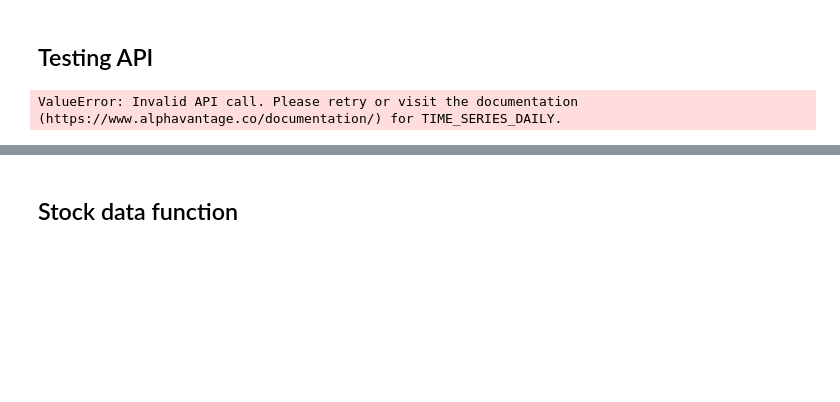
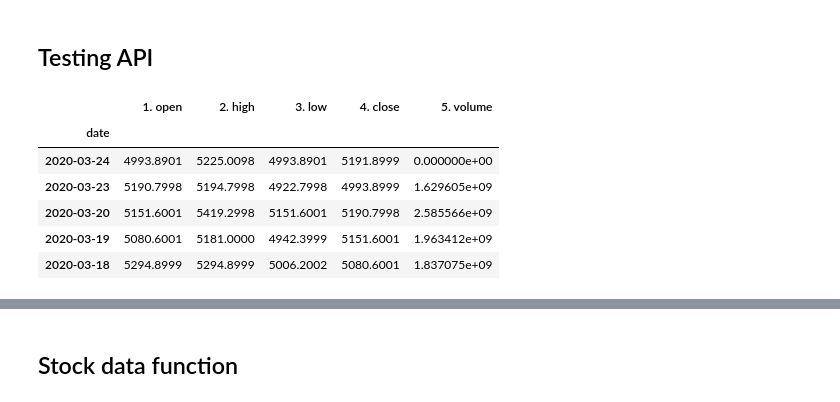
Before and after one commit to wmow/bloombergMDM, a Jupyter notebook: getDataNew.ipynb, the cells around one changed output, grey strips where cells are left out. Drawn from its saved outputs; the diff is of its cells as text; code cells hidden in the pictures; blank space fills up the shorter version.

```diff
--- a/getDataNew.ipynb
+++ b/getDataNew.ipynb
@@ -12,15 +12,21 @@ alphaKey = 'QG9CR54Q5A0NVUV0'
 # %%
 #set up for alpha vantage api
 ts = TimeSeries(alphaKey,output_format = 'pandas')
 
 #testing for api
-poly, meta = ts.get_daily(symbol='III.L', outputsize = 'full')
+poly, meta = ts.get_daily(symbol='^FTSE', outputsize = 'full')
 
 appledf = pd.DataFrame.from_dict(poly)
 appledf.append(dict(zip(appledf.columns, appledf.columns)), ignore_index=True)
 appledf.head()
 # %% [output]
-ValueError: Invalid API call. Please retry or visit the documentation (https://www.alphavantage.co/documentation/) for TIME_SERIES_DAILY.
+|  | 1. open | 2. high | 3. low | 4. close | 5. volume |
+| date |  |  |  |  |  |
+| 2020-03-24 | 4993.8901 | 5225.0098 | 4993.8901 | 5191.8999 | 0.000000e+00 |
+| 2020-03-23 | 5190.7998 | 5194.7998 | 4922.7998 | 4993.8999 | 1.629605e+09 |
+| 2020-03-20 | 5151.6001 | 5419.2998 | 5151.6001 | 5190.7998 | 2.585566e+09 |
+| 2020-03-19 | 5080.6001 | 5181.0000 | 4942.3999 | 5151.6001 | 1.963412e+09 |
+| 2020-03-18 | 5294.8999 | 5294.8999 | 5006.2002 | 5080.6001 | 1.837075e+09 |
 # %%
 plt.figure(num=None, figsize=(15, 6), dpi=80, facecolor='w', edgecolor='k')
 appledf['4. close'].plot()
```
Also changed, not shown: parts of 8 cells of this notebook, 4 other files.
